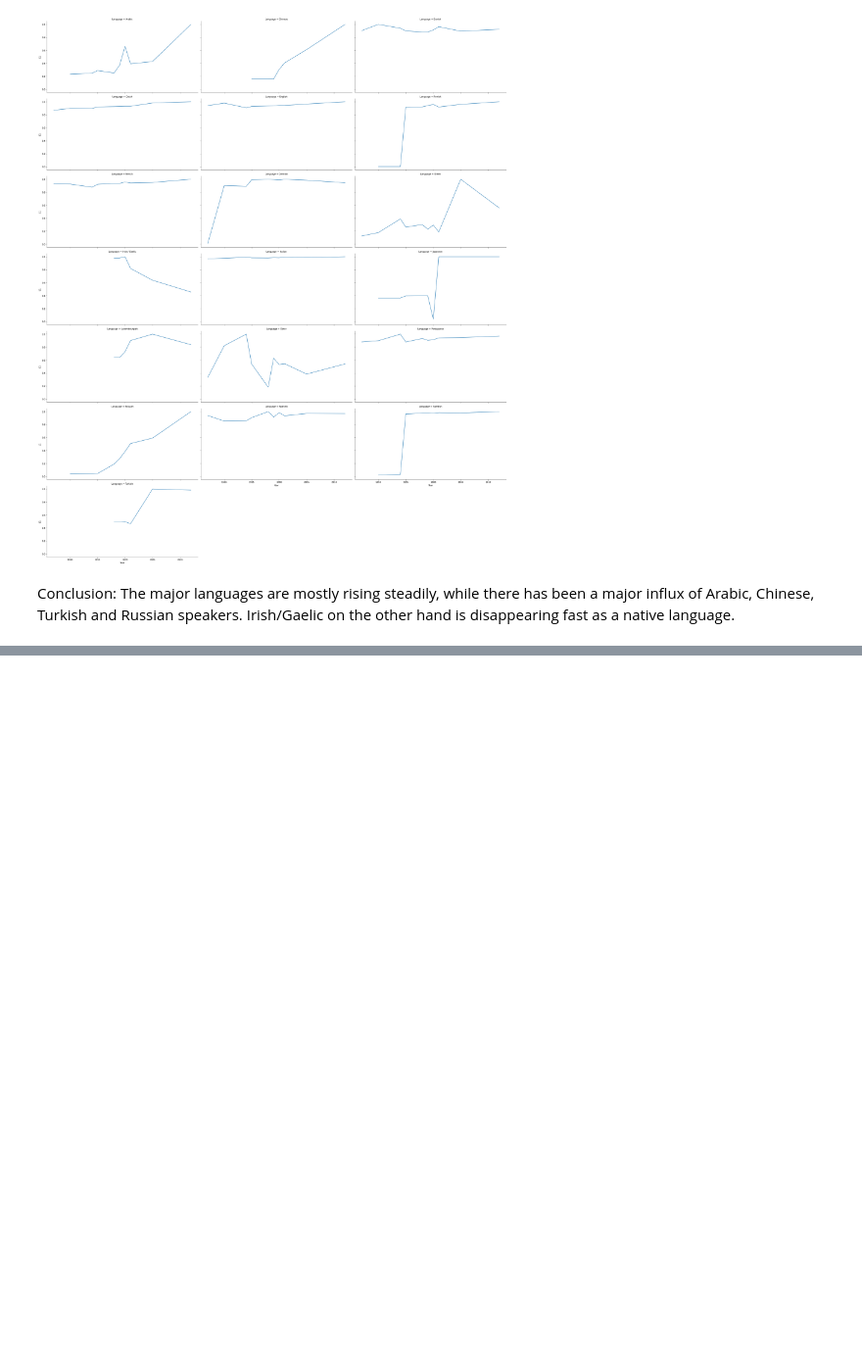
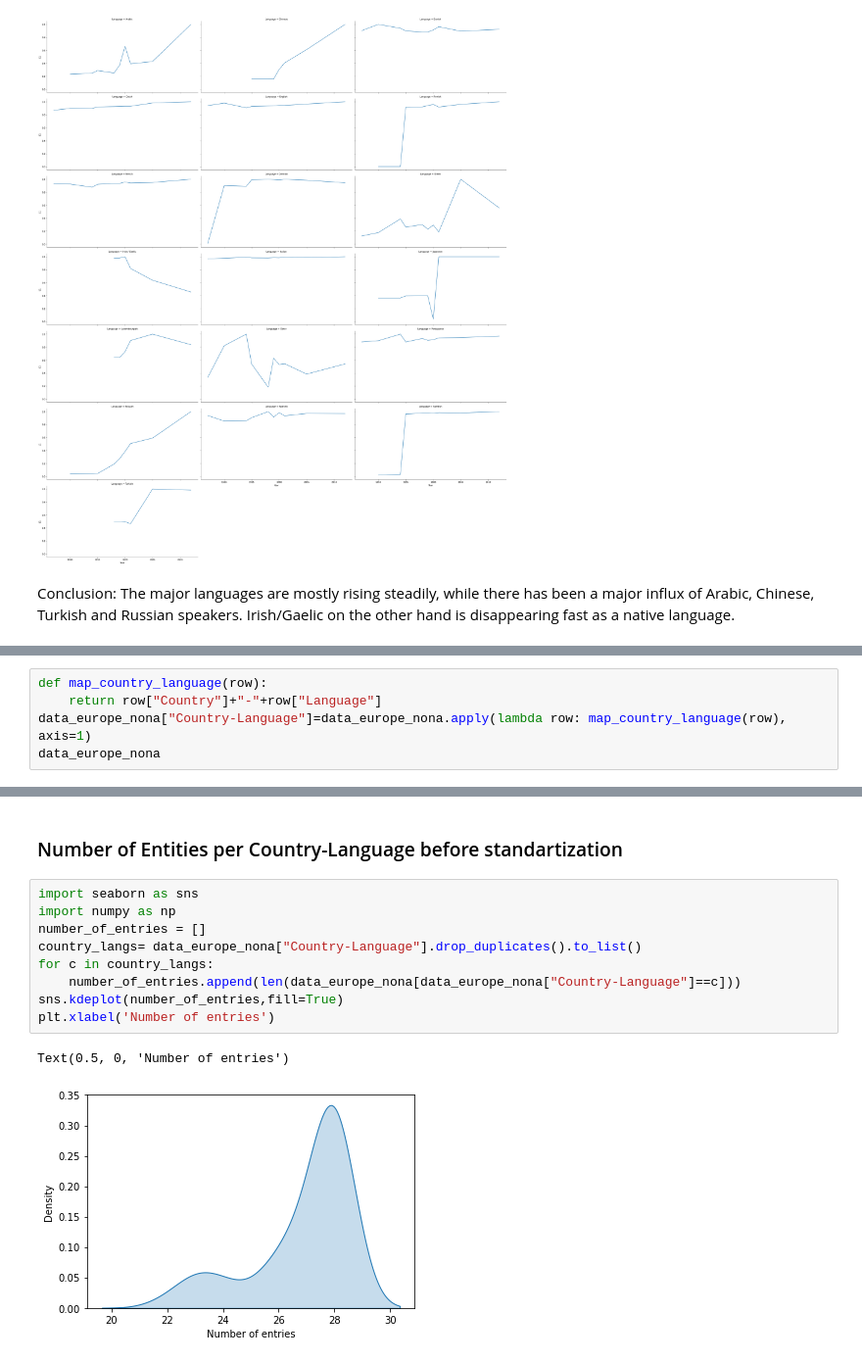
Before and after one commit to Eszti/lang-changes, a Jupyter notebook: lang_changes.ipynb, the cells around one changed output, grey strips where cells are left out. Shown at 98% size. Cells and saved outputs as stored; diff of their text form; blank space fills up the shorter version.

```diff
--- a/lang_changes.ipynb
+++ b/lang_changes.ipynb
@@ -1695,0 +1926,5 @@ Conclusion: The major languages are mostly rising steadily, while there has been
+# %%
+def map_country_language(row):
+    return row["Country"]+"-"+row["Language"]
+data_europe_nona["Country-Language"]=data_europe_nona.apply(lambda row: map_country_language(row), axis=1)
+data_europe_nona
@@ -1695,0 +1950,14 @@ Conclusion: The major languages are mostly rising steadily, while there has been
+# %% [markdown]
+### Number of Entities per Country-Language before standartization
+# %%
+import seaborn as sns
+import numpy as np
+number_of_entries = []
+country_langs= data_europe_nona["Country-Language"].drop_duplicates().to_list()
+for c in country_langs:
+    number_of_entries.append(len(data_europe_nona[data_europe_nona["Country-Language"]==c]))
+sns.kdeplot(number_of_entries,fill=True)
+plt.xlabel('Number of entries')
+# %% [output]
+Text(0.5, 0, 'Number of entries')
+[figure, added]
```
Also changed, not shown: parts of 59 cells of this notebook.
